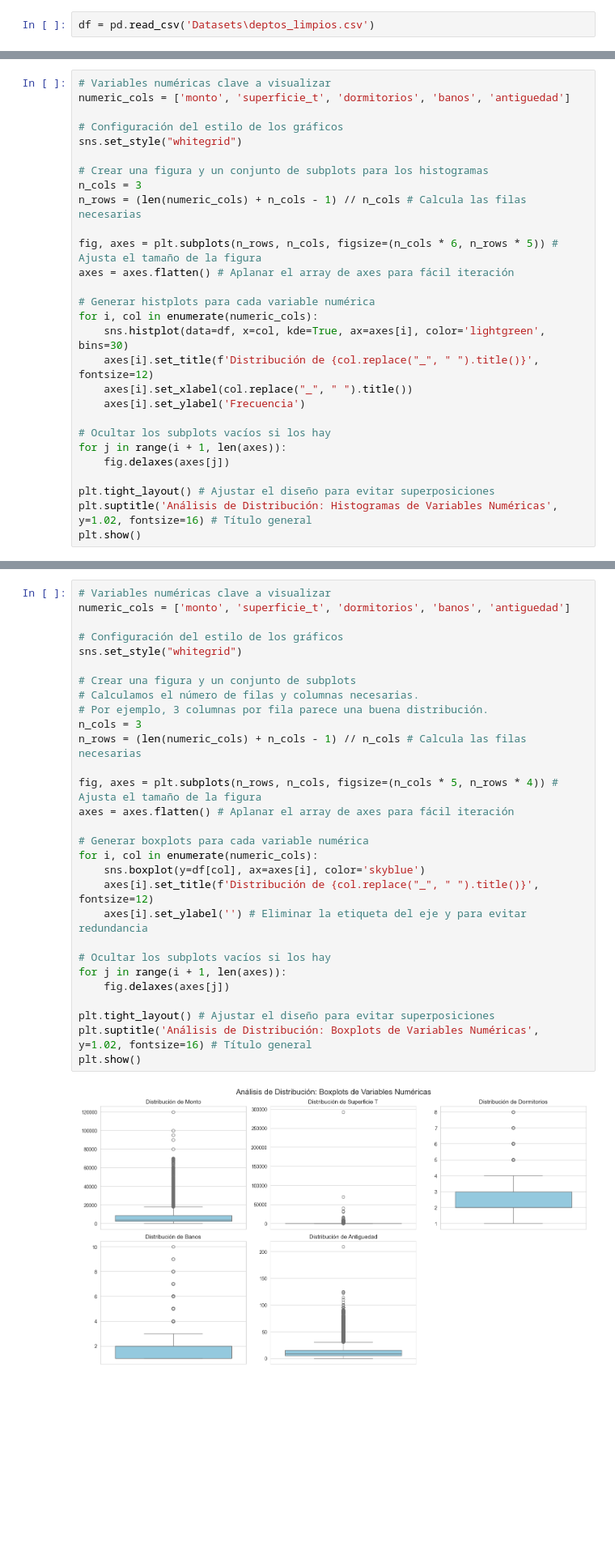
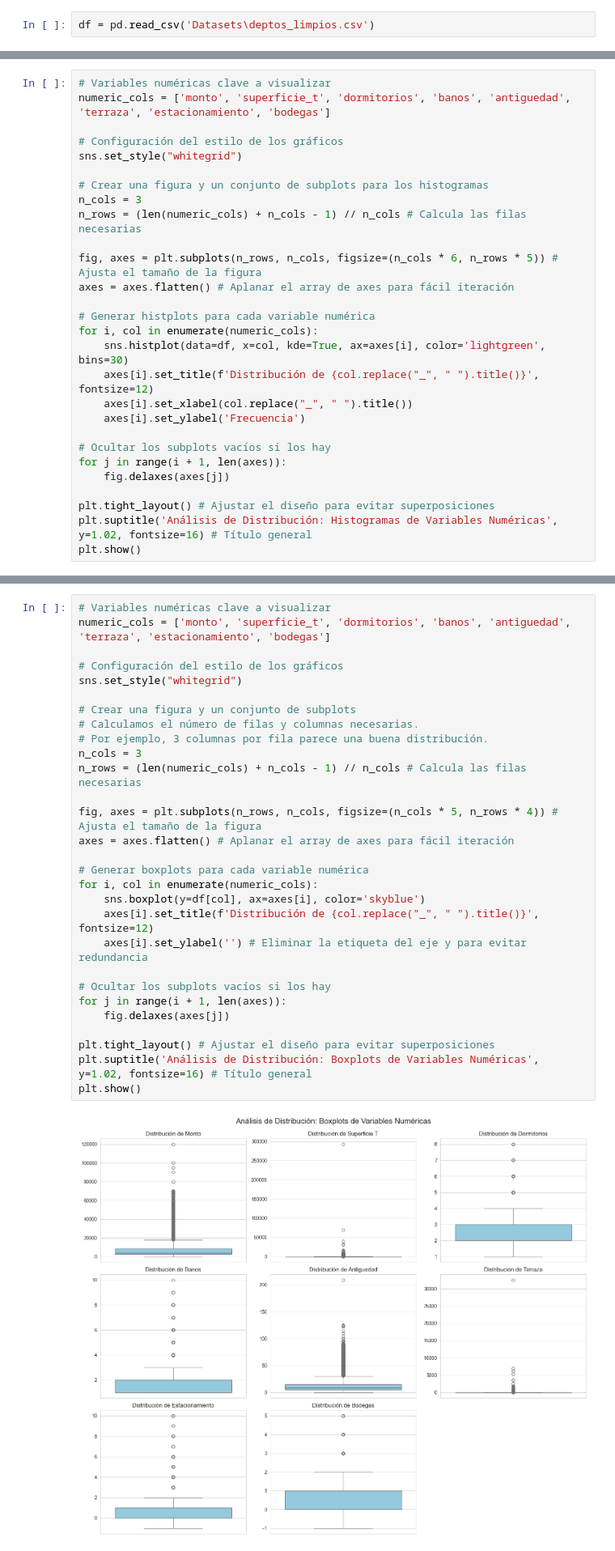
Before and after one commit to AlonsoDS/Proyecto_titulo, a Jupyter notebook: WebScraper/Analisis.ipynb, the cells around one changed output, grey strips where cells are left out. Shown at 81% size. Drawn from its saved outputs; the diff is of its cells as text; blank space fills up the shorter version.

```diff
--- a/WebScraper/Analisis.ipynb
+++ b/WebScraper/Analisis.ipynb
@@ -69,6 +71,6 @@ plt.show()
 # %%
 # Variables numéricas clave a visualizar
-numeric_cols = ['monto', 'superficie_t', 'dormitorios', 'banos', 'antiguedad']
+numeric_cols = ['monto', 'superficie_t', 'dormitorios', 'banos', 'antiguedad', 'terraza', 'estacionamiento', 'bodegas']
 
 # Configuración del estilo de los gráficos
 sns.set_style("whitegrid")
@@ -120,35 +122,35 @@ plt.show()
 [figure]
 # %%
 # Variables numéricas clave a visualizar
-numeric_cols = ['monto', 'superficie_t', 'dormitorios', 'banos', 'antiguedad']
+numeric_cols = ['monto', 'superficie_t', 'dormitorios', 'banos', 'antiguedad', 'terraza', 'estacionamiento', 'bodegas']
 
 # Configuración del estilo de los gráficos
 sns.set_style("whitegrid")
 
 # Crear una figura y un conjunto de subplots
 # Calculamos el número de filas y columnas necesarias.
 # Por ejemplo, 3 columnas por fila parece una buena distribución.
 n_cols = 3
 n_rows = (len(numeric_cols) + n_cols - 1) // n_cols # Calcula las filas necesarias
 
 fig, axes = plt.subplots(n_rows, n_cols, figsize=(n_cols * 5, n_rows * 4)) # Ajusta el tamaño de la figura
 axes = axes.flatten() # Aplanar el array de axes para fácil iteración
 
 # Generar boxplots para cada variable numérica
 for i, col in enumerate(numeric_cols):
     sns.boxplot(y=df[col], ax=axes[i], color='skyblue')
     axes[i].set_title(f'Distribución de {col.replace("_", " ").title()}', fontsize=12)
     axes[i].set_ylabel('') # Eliminar la etiqueta del eje y para evitar redundancia
 
 # Ocultar los subplots vacíos si los hay
 for j in range(i + 1, len(axes)):
     fig.delaxes(axes[j])
 
 plt.tight_layout() # Ajustar el diseño para evitar superposiciones
 plt.suptitle('Análisis de Distribución: Boxplots de Variables Numéricas', y=1.02, fontsize=16) # Título general
 plt.show()
 # %% [output]
-[figure, old version]
+[figure, new version]
 # %%
 # --- Boxplot para Monto individualmente con escala logarítmica (opcional) ---
 # Dada la alta variabilidad esperada en 'monto', un boxplot con escala logarítmica
```
Also changed, not shown: parts of 39 cells of this notebook, 1 other file.
